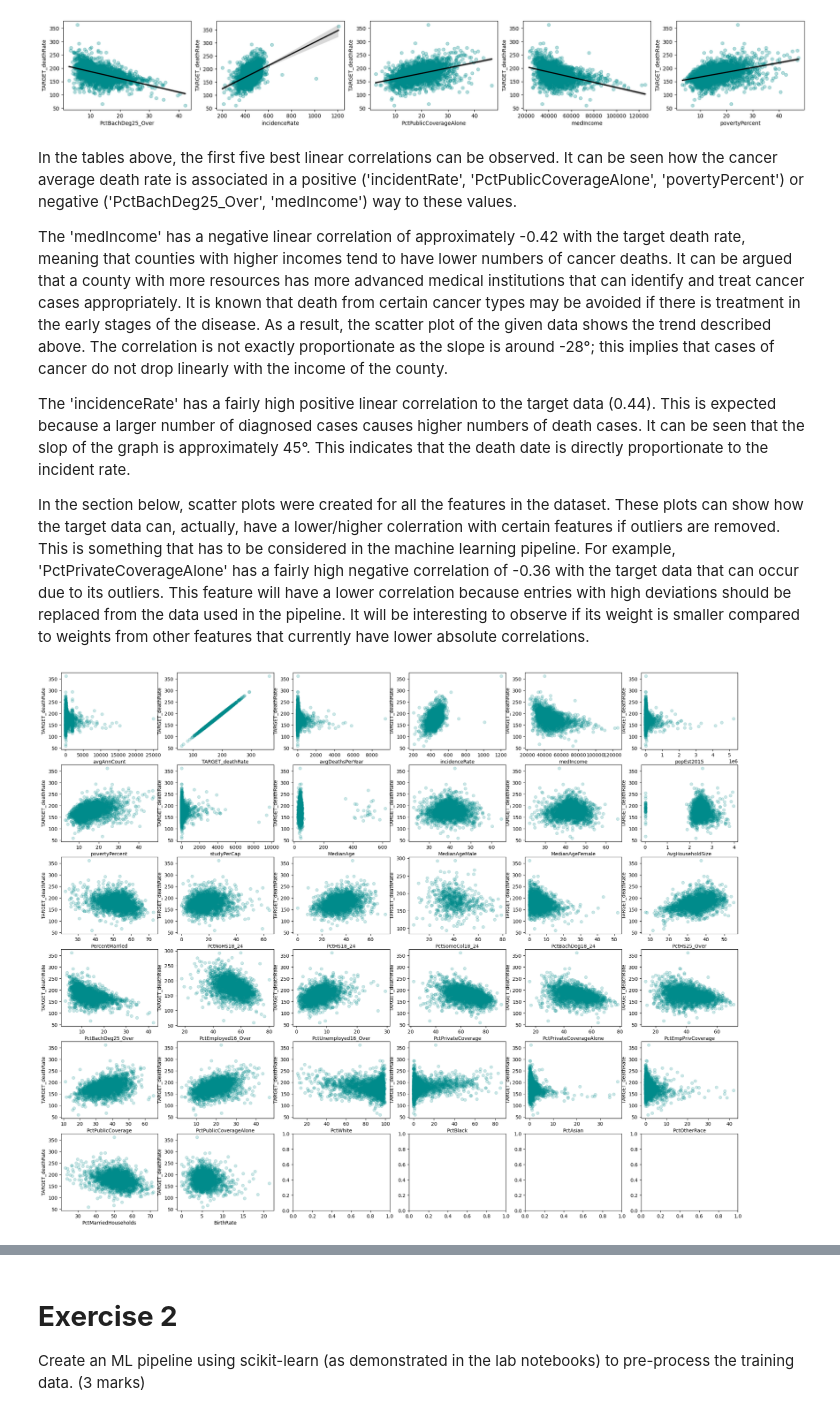
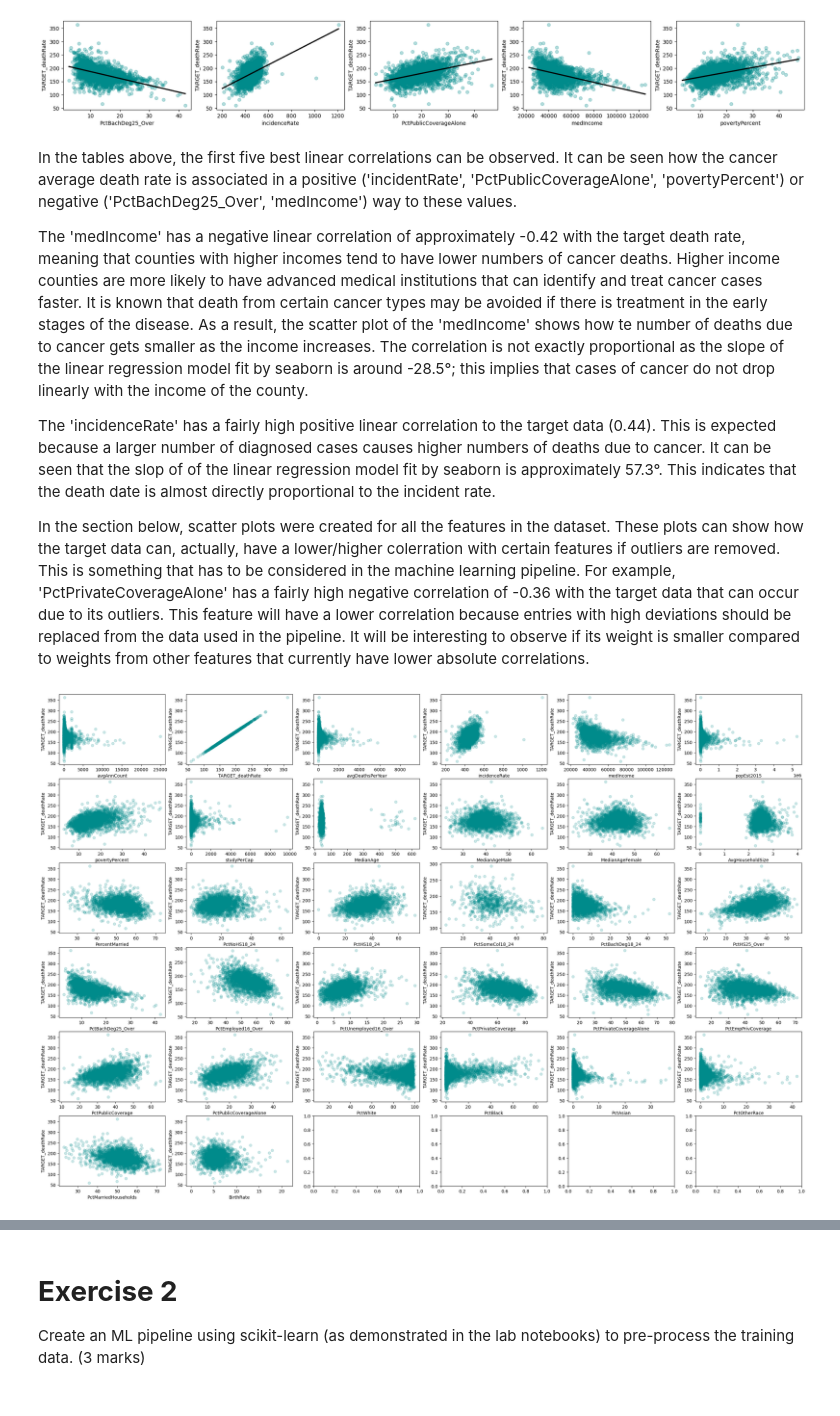
Before and after one commit to AlexandraPosta/machie-learning-pipeline, a Jupyter notebook: COMP3611_Coursework_Assessment.ipynb, the cells around one changed output, grey strips where cells are left out. Saved outputs shown, nothing was run; the diff lists cells and outputs as text; code cells hidden in the pictures.

```diff
--- a/COMP3611_Coursework_Assessment.ipynb
+++ b/COMP3611_Coursework_Assessment.ipynb
@@ -230,22 +230,21 @@ Most columns have 2438 entries, but some do not:
 In the second part of the excercise, the correlation is checked between the target value and the rest of the data set.
 # %%
 import seaborn as sns
-from scipy.stats.stats import pearsonr
 
-# Correlation
+# Check correlation
 full_data = cancer_data.copy()
 full_data.insert(1, target, target_data)
 
 corr_matrix=full_data.corr()
 correlation = corr_matrix[target]
-abs_correlation = correlation.abs().sort_values(ascending=False) # take the abs value to account for negative corelation
-high_correclation = abs_correlation[1:6].index
+high_correclation = correlation.sort_values(ascending=False, key=abs)[1:6].index # get the abs highest 5 values
+
+# Create plots
 incr = 0
-
 fig, axes = plt.subplots(nrows=1, ncols=5, figsize=(25, 3))
 
 for feature in high_correclation:
-   sns.regplot(x=full_data[feature], y=full_data[target], data=full_data, scatter_kws={"color": plot_color, 'alpha':0.3}, line_kws={"color": "black"}, ax=axes[incr])
+   sns.regplot(x=full_data[feature], y=full_data[target], data=full_data, scatter_kws={'color': plot_color, 'alpha':0.3}, line_kws={'color': 'black'}, ci=None, ax=axes[incr])
    incr += 1
    print('Correlation of', feature, 'with the target value is', round(correlation[feature],3), '| Slope of the graph', round(np.polyfit(np.log(full_data[feature]), np.log(full_data[target]), 1)[0],3))
 # %% [output]
@@ -258,26 +257,26 @@ Correlation of povertyPercent with the target value is 0.413 | Slope of the grap
 # %% [markdown]
 In the tables above, the first five best linear correlations can be observed. It can be seen how the cancer average death rate is associated in a positive ('incidentRate', 'PctPublicCoverageAlone', 'povertyPercent') or negative ('PctBachDeg25_Over', 'medIncome') way to these values.
 
-The 'medIncome' has a negative linear correlation of approximately -0.42 with the target death rate, meaning that counties with higher incomes tend to have lower numbers of cancer deaths. It can be argued that a county with more resources has more advanced medical institutions that can identify and treat cancer cases appropriately. It is known that death from certain cancer types may be avoided if there is treatment in the early stages of the disease. As a result, the scatter plot of the given data shows the trend described above. The correlation is not exactly proportionate as the slope is around -28°; this implies that cases of cancer do not drop linearly with the income of the county.
+The 'medIncome' has a negative linear correlation of approximately -0.42 with the target death rate, meaning that counties with higher incomes tend to have lower numbers of cancer deaths. Higher income counties are more likely to have advanced medical institutions that can identify and treat cancer cases faster. It is known that death from certain cancer types may be avoided if there is treatment in the early stages of the disease. As a result, the scatter plot of the 'medIncome' shows how te number of deaths due to cancer gets smaller as the income increases. The correlation is not exactly proportional as the slope of the linear regression model fit by seaborn is around -28.5°; this implies that cases of cancer do not drop linearly with the income of the county.
 
-The 'incidenceRate' has a fairly high positive linear correlation to the target data (0.44). This is expected because a larger number of diagnosed cases causes higher numbers of death cases. It can be seen that the slop of the graph is approximately 45°. This indicates that the death date is directly proportionate to the incident rate.
+The 'incidenceRate' has a fairly high positive linear correlation to the target data (0.44). This is expected because a larger number of diagnosed cases causes higher numbers of deaths due to cancer. It can be seen that the slop of of the linear regression model fit by seaborn is approximately 57.3°. This indicates that the death date is almost directly proportional to the incident rate.
 
 In the section below, scatter plots were created for all the features in the dataset. These plots can show how the target data can, actually, have a lower/higher colerration with certain features if outliers are removed. This is something that has to be considered in the machine learning pipeline. For example, 'PctPrivateCoverageAlone' has a fairly high negative correlation of -0.36 with the target data that can occur due to its outliers. This feature will have a lower correlation because entries with high deviations should be replaced from the data used in the pipeline. It will be interesting to observe if its weight is smaller compared to weights from other features that currently have lower absolute correlations.
 # %%
 incr_1 = 0
 incr_2 = 0
 
-fig, axes = plt.subplots(nrows=6, ncols=6, figsize=(25, 20))
+fig, axes = plt.subplots(nrows=6, ncols=6, figsize=(30, 20))
 
 for feature in full_data:
    axes[incr_1][incr_2].scatter(x=full_data[feature], y=full_data[target].values, alpha=0.2, color=plot_color)
    axes[incr_1][incr_2].set_xlabel(feature)
    axes[incr_1][incr_2].set_ylabel(target)
    if (incr_2 + 1) < 6:
       incr_2 += 1
    else:
       incr_2 = 0
       incr_1 += 1
 # %% [output]
-[figure, old version]
+[figure, new version]
 # %%
```
Also changed, not shown: parts of 13 cells of this notebook.
